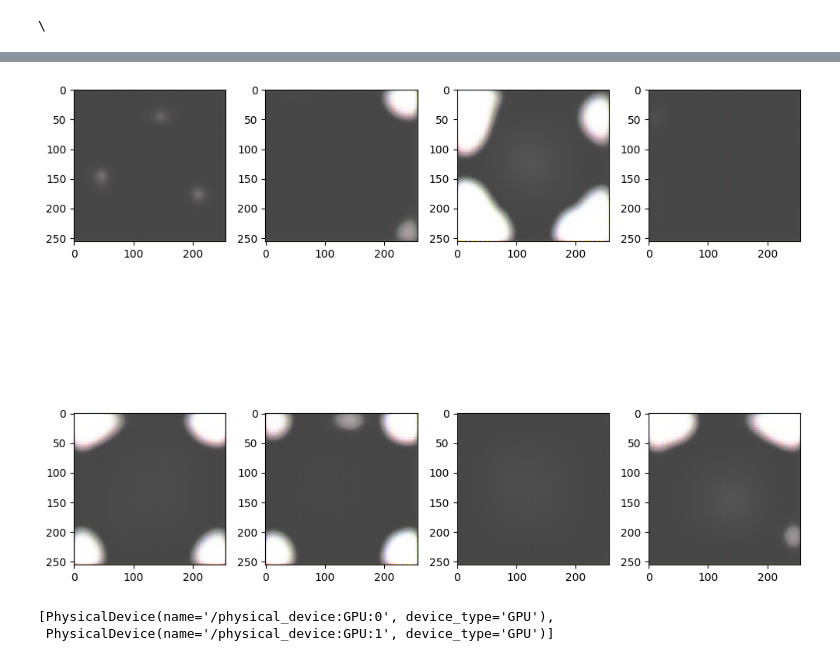
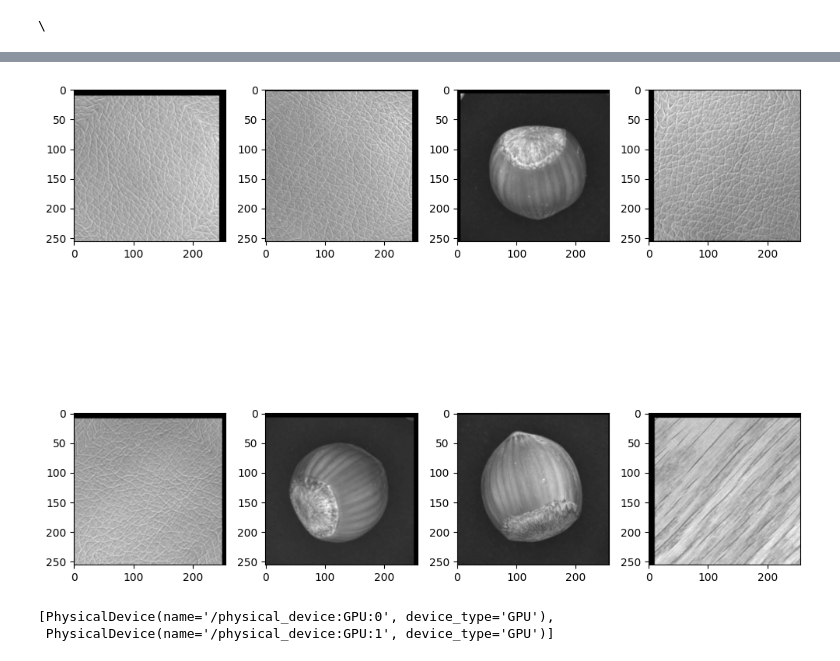
Before and after one commit to sby-tats-kobayashi/Anomaly-Zoo, a Jupyter notebook: tmp.ipynb, the cells around one changed output, grey strips where cells are left out. Drawn from its saved outputs; the diff is of its cells as text; code cells hidden in the pictures.

```diff
--- a/tmp.ipynb
+++ b/tmp.ipynb
@@ -12,7 +19,7 @@ model = tf.saved_model.load("C:\\Users\had-int22\PycharmProjects\AnomalyDetectio
 from preprocessing import Preprocessor
 preprocessor = Preprocessor("./data/mvtec", batch_size=8)
 preprocessor.load_dataset()
-train_ds, valid_ds = preprocessor.get_train_dataset(0.1)
+train_ds, valid_ds = preprocessor.get_train_dataset(0.1, "gray")
 # %% [output]
 Start creating dataset...
 
@@ -44,13 +51,15 @@ TensorShape([8, 256, 256, 3])
 # %%
 import matplotlib.pyplot as plt
+
+sample = next(iter(sample))
 
 fig = plt.figure(figsize=(10, 10))
 for i in range(8):
     ax = plt.subplot(2, 4, i+1)
-    plt.imshow(pred_x[i])
+    plt.imshow(sample[i], cmap="gray")
 plt.tight_layout()
 # %% [output]
-[figure, old version]
+[figure, new version]
 # %%
 tf.config.list_physical_devices('GPU')
 # %% [output]
```
Also changed, not shown: parts of 8 cells of this notebook, 8 other files.
